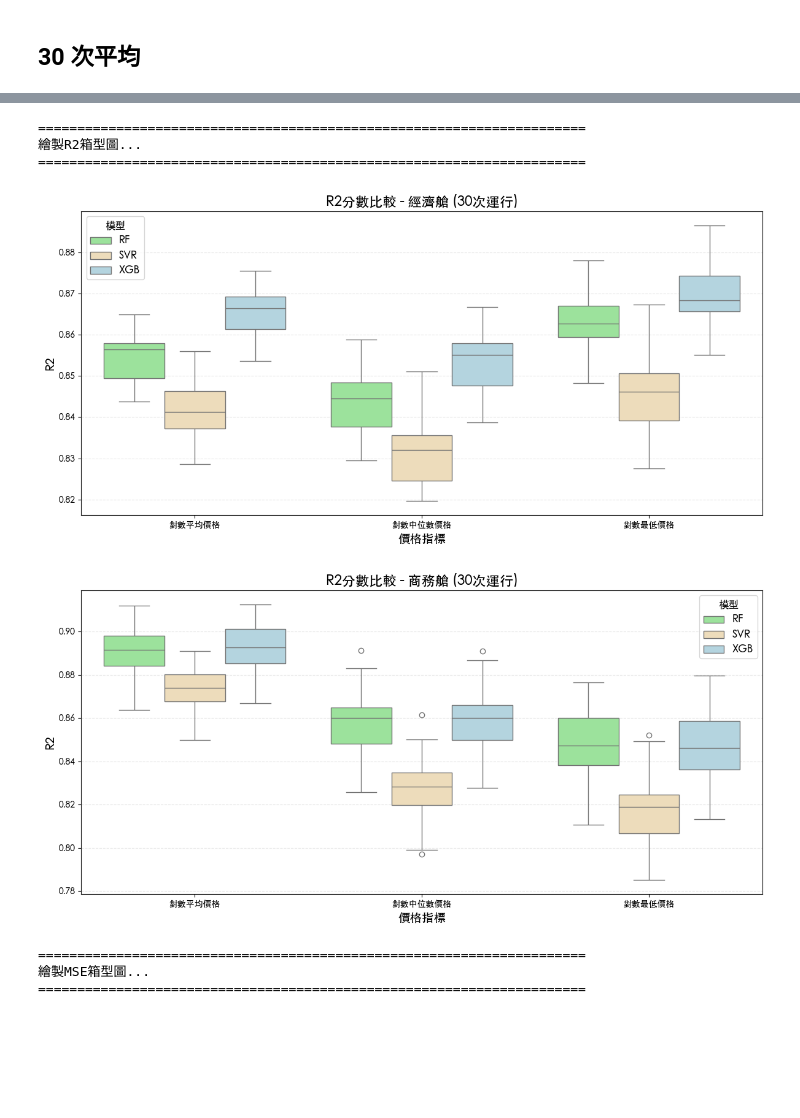
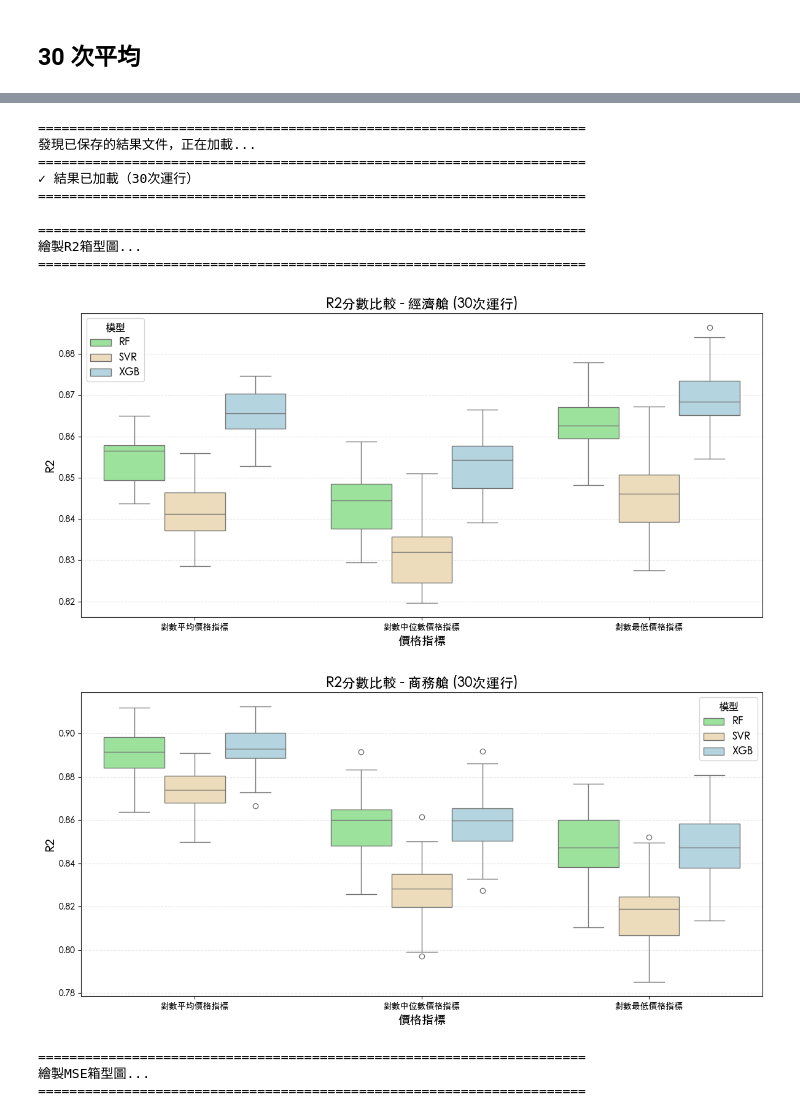
Before and after one commit to ching011500/flight_price, a Jupyter notebook: model/short_model.ipynb, the cells around one changed output, grey strips where cells are left out. Saved outputs shown, nothing was run; the diff lists cells and outputs as text; code cells hidden in the pictures; blank space fills up the shorter version.

```diff
--- a/model/short_model.ipynb
+++ b/model/short_model.ipynb
@@ -326,6 +326,13 @@ def create_results_plots(all_results, best_params_all=None):
     plt.rcParams['axes.unicode_minus'] = False
     plt.rcParams['font.family'] = 'sans-serif'
 
+    # 目標變數標籤映射
+    target_labels = {
+        '平均價格_log': '對數平均價格指標',
+        '中位數價格_log': '對數中位數價格指標',
+        '最低價格_log': '對數最低價格指標'
+    }
+
     models = ['RandomForest', 'SVR', 'XGBoost']
 
     # 為每個目標變數創建圖表
@@ -333,6 +340,9 @@ def create_results_plots(all_results, best_params_all=None):
     for target in targets:
         fig = plt.figure(figsize=(20, 10))
         gs = fig.add_gridspec(2, 2, hspace=0.3, wspace=0.3)
+
+        # 獲取目標變數的顯示標籤
+        target_label = target_labels.get(target, target)
 
         # 準備數據（新結構：all_results[target]['經濟艙'] 和 all_results[target]['商務艙']）
         eco_results = all_results[target]['經濟艙']
@@ -357,7 +367,7 @@ def create_results_plots(all_results, best_params_all=None):
 
         ax1.set_xlabel('模型', fontsize=15, fontweight='bold')
         ax1.set_ylabel('RMSE', fontsize=15, fontweight='bold')
-        ax1.set_title(f'經濟艙 - RMSE ({target})', fontsize=16, fontweight='bold', pad=15)
+        ax1.set_title(f'經濟艙 - RMSE ({target_label})', fontsize=16, fontweight='bold', pad=15)
         ax1.set_xticks(x)
         ax1.set_xticklabels(models, fontsize=13)
         ax1.legend(fontsize=12, loc='best')
@@ -378,7 +388,7 @@ def create_results_plots(all_results, best_params_all=None):
 
         ax2.set_xlabel('模型', fontsize=15, fontweight='bold')
         ax2.set_ylabel('RMSE', fontsize=15, fontweight='bold')
-        ax2.set_title(f'商務艙 - RMSE ({target})', fontsize=16, fontweight='bold', pad=15)
+        ax2.set_title(f'商務艙 - RMSE ({target_label})', fontsize=16, fontweight='bold', pad=15)
         ax2.set_xticks(x)
         ax2.set_xticklabels(models, fontsize=13)
         ax2.legend(fontsize=12, loc='best')
@@ -399,7 +409,7 @@ def create_results_plots(all_results, best_params_all=None):
 
         ax3.set_xlabel('模型', fontsize=15, fontweight='bold')
         ax3.set_ylabel('R²', fontsize=15, fontweight='bold')
-        ax3.set_title(f'經濟艙 - R² ({target})', fontsize=16, fontweight='bold', pad=15)
+        ax3.set_title(f'經濟艙 - R² ({target_label})', fontsize=16, fontweight='bold', pad=15)
         ax3.set_xticks(x)
         ax3.set_xticklabels(models, fontsize=13)
         ax3.legend(fontsize=12, loc='best')
@@ -420,14 +430,14 @@ def create_results_plots(all_results, best_params_all=None):
 
         ax4.set_xlabel('模型', fontsize=15, fontweight='bold')
         ax4.set_ylabel('R²', fontsize=15, fontweight='bold')
-        ax4.set_title(f'商務艙 - R² ({target})', fontsize=16, fontweight='bold', pad=15)
+        ax4.set_title(f'商務艙 - R² ({target_label})', fontsize=16, fontweight='bold', pad=15)
         ax4.set_xticks(x)
         ax4.set_xticklabels(models, fontsize=13)
         ax4.legend(fontsize=12, loc='best')
         ax4.grid(axis='y', alpha=0.3, linestyle='--')
 
 
-        plt.suptitle(f'模型性能評估：{target}', fontsize=20, fontweight='bold', y=0.995)
+        plt.suptitle(f'模型性能評估：{target_label}', fontsize=20, fontweight='bold', y=0.995)
         plt.show()
 
 # 創建所有圖表
@@ -854,25 +886,57 @@ print("30次運行運算完成！數據已收集完成。")
 # %%
 # ==================== 繪製箱型圖 ====================
 # 此cell只需要運行繪圖函數，不需要重新運算
 # 如果上一個cell已經運算完成，直接運行此cell即可
+# 也可以直接加載已保存的結果文件
 
-print("=" * 70)
+import pickle
+import os
+
+results_file = os.path.join('results', 'short_model_results.pkl')
+
+# 嘗試加載已保存的結果
+if os.path.exists(results_file):
+    print("=" * 70)
+    print("發現已保存的結果文件，正在加載...")
+    print("=" * 70)
+    with open(results_file, 'rb') as f:
+        results_data = pickle.load(f)
+    all_econ_r2 = results_data['all_econ_r2']
+    all_biz_r2 = results_data['all_biz_r2']
+    all_econ_mse = results_data['all_econ_mse']
+    all_biz_mse = results_data['all_biz_mse']
+    n_runs = results_data['n_runs']
+    print(f"✓ 結果已加載（{n_runs}次運行）")
+    print("=" * 70)
+else:
+    print("=" * 70)
+    print("⚠ 未找到已保存的結果文件")
+    print("請先運行上一個cell進行計算並保存結果")
+    print("=" * 70)
+
+print("\n" + "=" * 70)
 print("繪製R2箱型圖...")
 print("=" * 70)
 plot_r2_boxplots_all_targets(all_econ_r2, '經濟艙', n_runs)
 plot_r2_boxplots_all_targets(all_biz_r2, '商務艙', n_runs)
 
 print("\n" + "=" * 70)
 print("繪製MSE箱型圖...")
 print("=" * 70)
 plot_mse_boxplots_all_targets(all_econ_mse, '經濟艙', n_runs)
 plot_mse_boxplots_all_targets(all_biz_mse, '商務艙', n_runs)
 # %% [output]
+======================================================================
+發現已保存的結果文件，正在加載...
+======================================================================
+✓ 結果已加載（30次運行）
+======================================================================
+
 ======================================================================
 繪製R2箱型圖...
 ======================================================================
-[figure, old version]
+[figure, new version]
-[figure, old version]
+[figure, new version]
 ======================================================================
 繪製MSE箱型圖...
 ======================================================================
```
Also changed, not shown: parts of 2 cells of this notebook, 2 other files.
